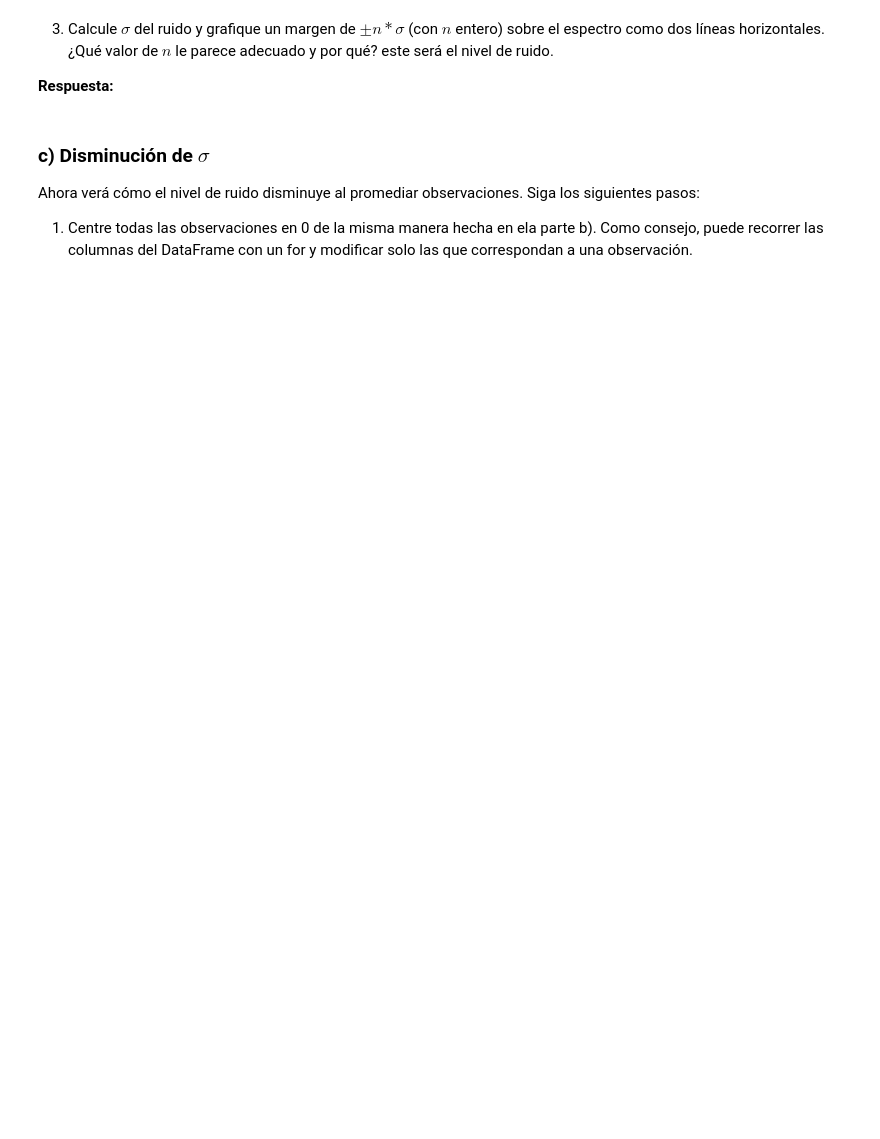
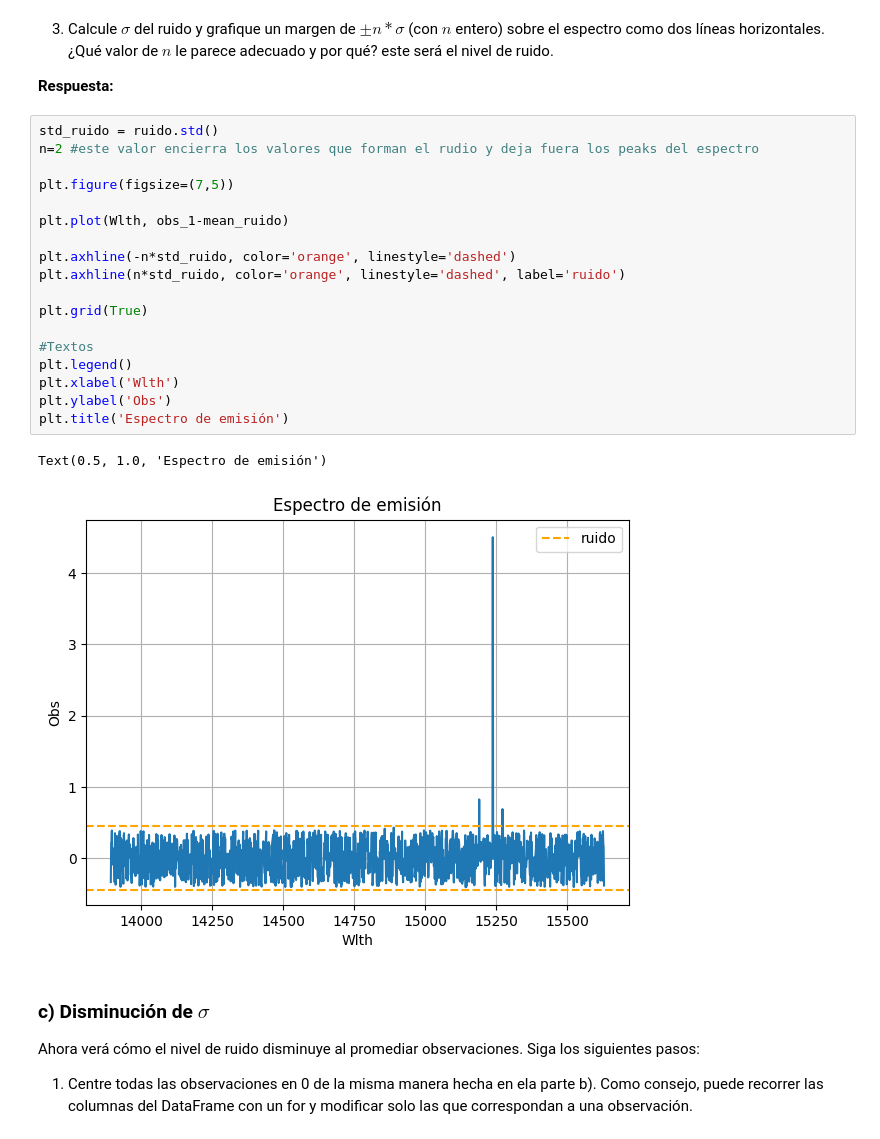
Before and after one commit to p-salv/Tarea-2, a Jupyter notebook: Tarea2.ipynb, the cells around one changed output. Saved outputs shown, nothing was run; the diff lists cells and outputs as text; blank space fills up the shorter version.

```diff
--- a/Tarea2.ipynb
+++ b/Tarea2.ipynb
@@ -303,6 +317,27 @@ ruido =
 3. Calcule $\sigma$ del ruido y grafique un margen de $\pm n*\sigma$ (con $n$ entero) sobre el espectro como dos líneas horizontales. ¿Qué valor de $n$ le parece adecuado y por qué? este será el nivel de ruido.
 
 **Respuesta:**
+# %%
+std_ruido = ruido.std()
+n=2 #este valor encierra los valores que forman el rudio y deja fuera los peaks del espectro
+
+plt.figure(figsize=(7,5))
+
+plt.plot(Wlth, obs_1-mean_ruido)
+
+plt.axhline(-n*std_ruido, color='orange', linestyle='dashed')
+plt.axhline(n*std_ruido, color='orange', linestyle='dashed', label='ruido')
+
+plt.grid(True)
+
+#Textos
+plt.legend()
+plt.xlabel('Wlth')
+plt.ylabel('Obs')
+plt.title('Espectro de emisión')
+# %% [output]
+Text(0.5, 1.0, 'Espectro de emisión')
+[figure, added]
 # %% [markdown]
 ### c) Disminución de $\sigma$
 
```
Also changed, not shown: parts of 6 cells of this notebook.
